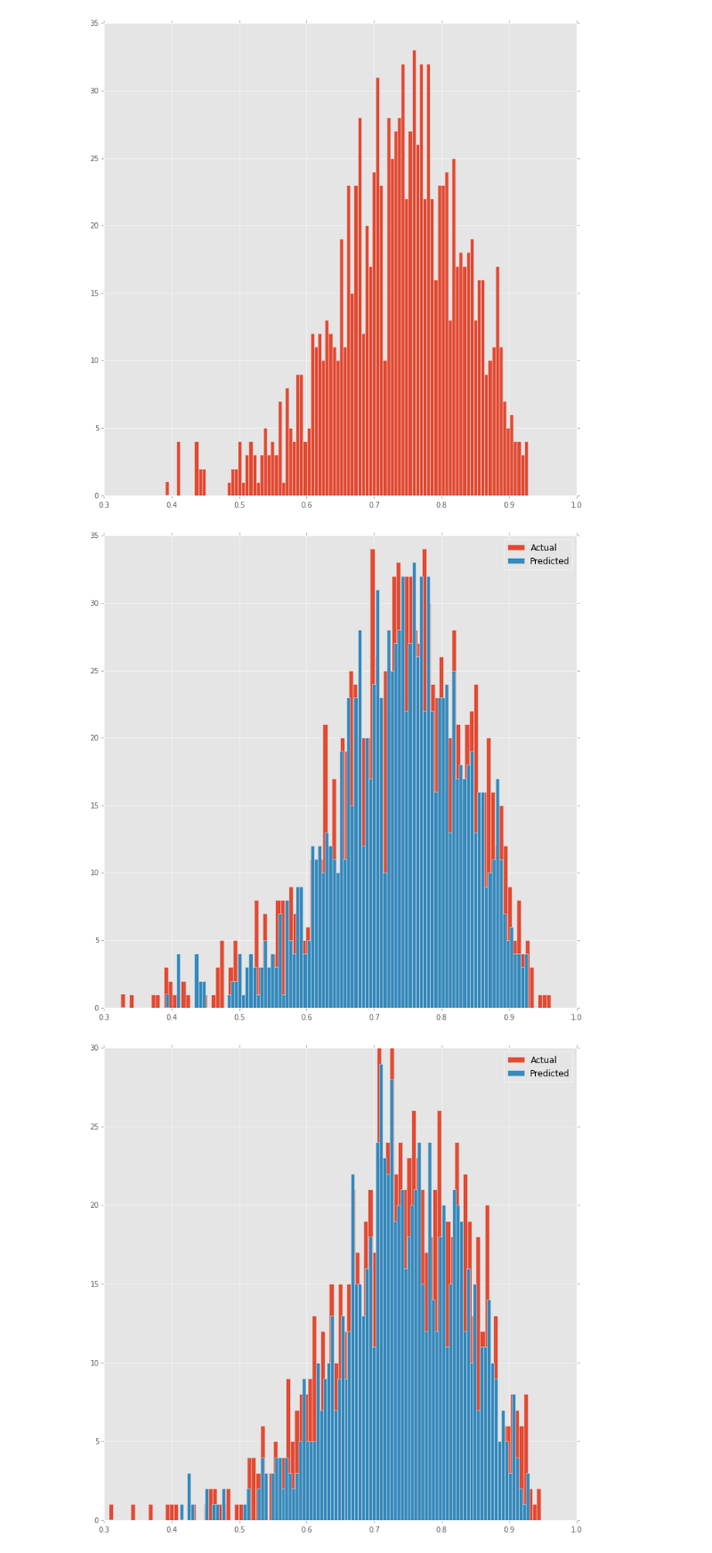
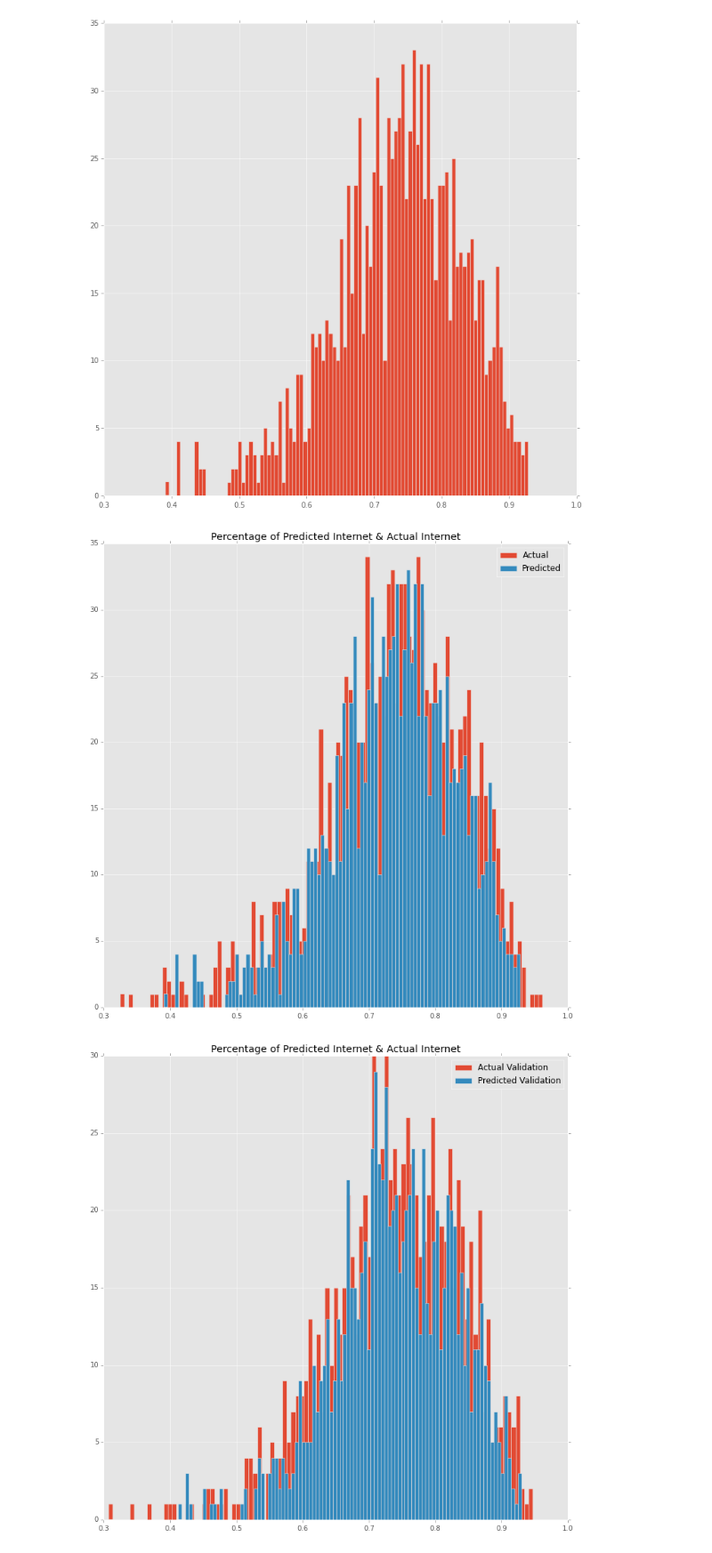
Before and after one commit to AlanPolson/ML_Project, a Jupyter notebook: Code/MachineLearningRandomForest.ipynb, the cells around one changed output. Shown at 89% size. Cells and saved outputs as stored; diff of their text form; code cells hidden in the pictures.

```diff
--- a/Code/MachineLearningRandomForest.ipynb
+++ b/Code/MachineLearningRandomForest.ipynb
@@ -429,18 +429,20 @@ resultsblock.head()
 plt.figure(1)
 plt.hist(label_testr,bins=100)
 resultsValues['preds'].hist(bins=100,figsize=(12,12))
+plt.title('Percentage of Predicted Internet & Actual Internet')
 plt.legend(['Actual','Predicted'])
 plt.show()
 # %% [output]
-[figure, old version]
+[figure, new version]
 # %%
 plt.figure(1)
 plt.hist(label_validr,bins=100)
 resultsValuesValid['preds'].hist(bins=100,figsize=(12,12))
-plt.legend(['Actual','Predicted'])
+plt.title('Percentage of Predicted Internet & Actual Internet')
+plt.legend(['Actual Validation','Predicted Validation'])
 plt.show()
 # %% [output]
-[figure, old version]
+[figure, new version]
 # %%
 plt.figure(1)
 resultsblock['pred_blck'].hist(bins=100,figsize=(12,12))
```
Also changed, not shown: parts of 1 cell of this notebook.
